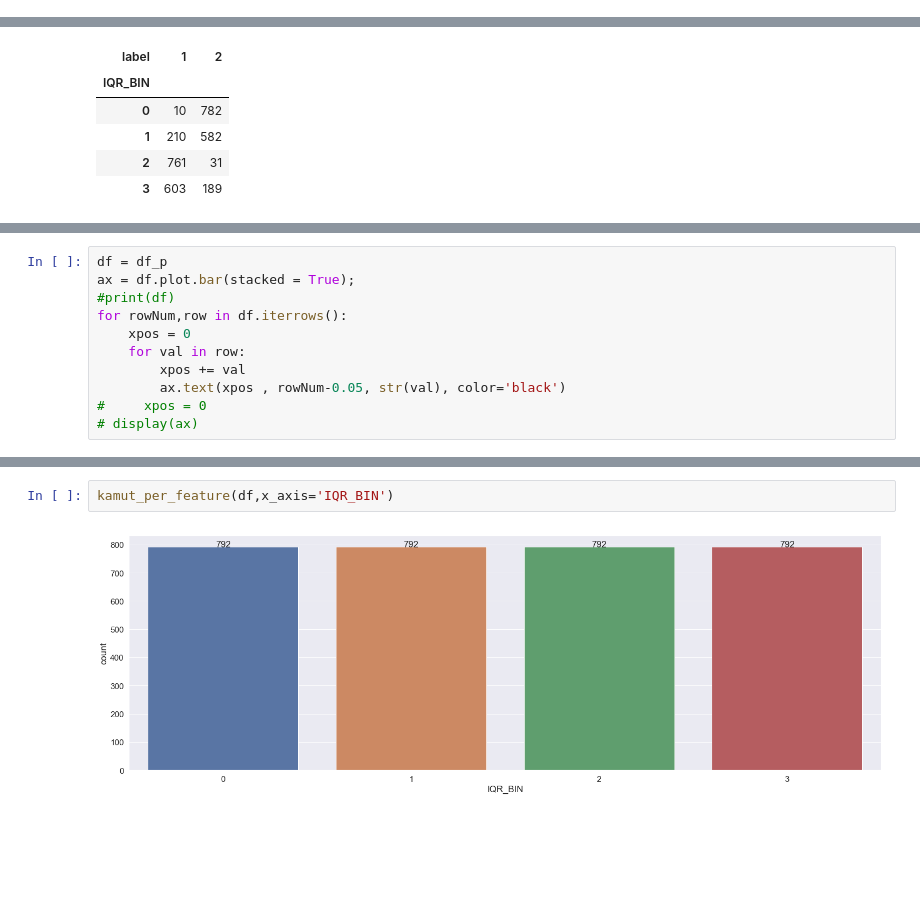
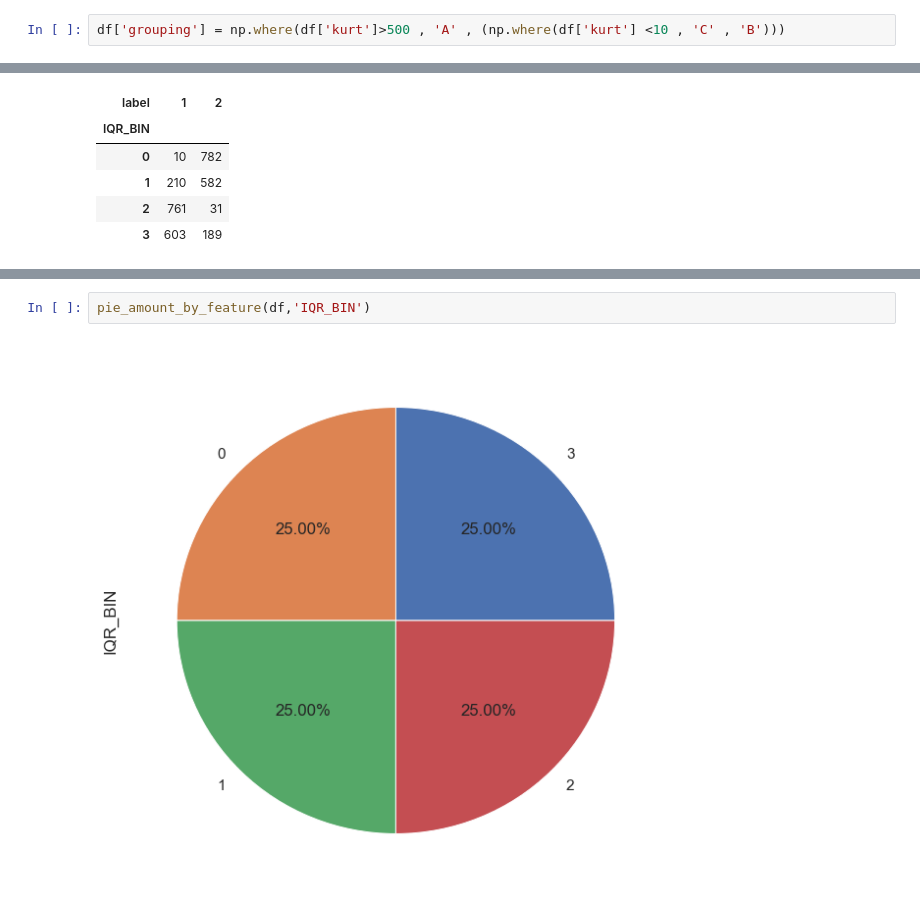
Before and after one commit to azranmelody/modling, a Jupyter notebook: my projects/classification/voice recognition/eda.ipynb, the cells around one changed output, grey strips where cells are left out. Cells and saved outputs as stored; diff of their text form; blank space fills up the shorter version.

Commit message:
visual

```diff
--- a/my projects/classification/voice recognition/eda.ipynb
+++ b/my projects/classification/voice recognition/eda.ipynb
@@ -14,4 +20,6 @@ labels = {'male' : 1 , 'female' : 2}
 df['label'] = df['label'].map(labels)
 # %%
 df['IQR_BIN'] = pd.qcut(df['IQR'] , 4 , range(4))
+# %%
+df['grouping'] = np.where(df['kurt']>500 , 'A' , (np.where(df['kurt'] <10 , 'C' , 'B')))
 # %%
@@ -68,11 +55,0 @@ ax = df_p.plot( kind='bar', stacked=True)
-# %%
-df = df_p
-ax = df.plot.bar(stacked = True);
-#print(df)
-for rowNum,row in df.iterrows():
-    xpos = 0
-    for val in row:
-        xpos += val
-        ax.text(xpos , rowNum-0.05, str(val), color='black')
-#     xpos = 0
-# display(ax)
@@ -84,4 +75,4 @@ ValueError: Image size of 276461x492 pixels is too large. It must be less than 2
 # %%
-kamut_per_feature(df,x_axis='IQR_BIN')
+pie_amount_by_feature(df,'IQR_BIN')
 # %% [output]
-[figure, old version]
+[figure, new version]
```
Also changed, not shown: parts of 16 cells of this notebook.
